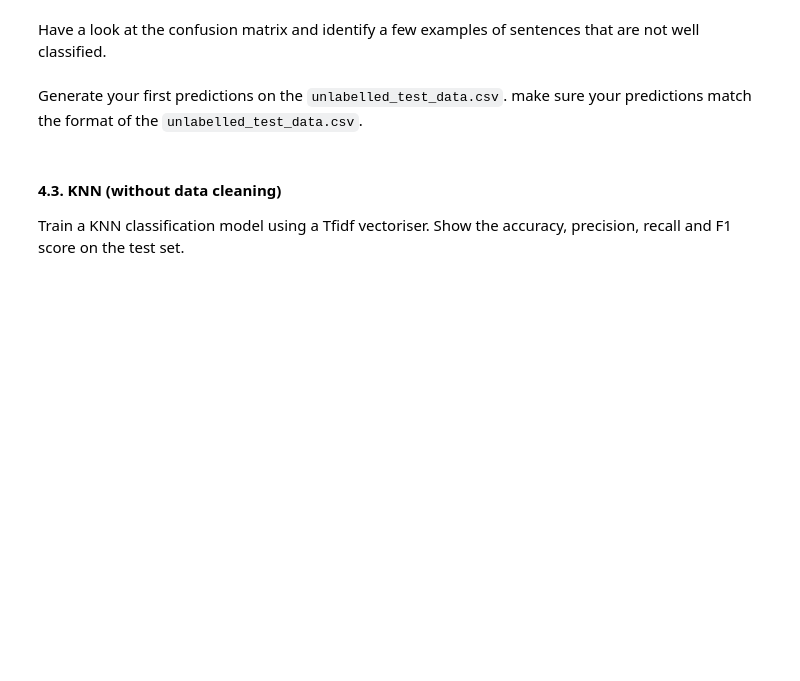
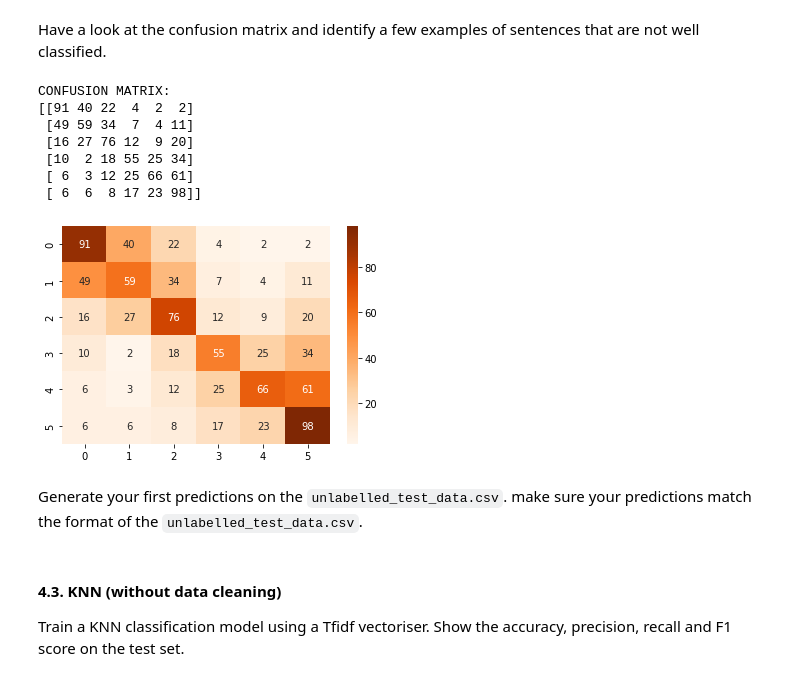
Before and after one commit to Stergios-Konstantinidis/DMML2022_Nestle, a Jupyter notebook: DMML2022_Nestle.ipynb, the cells around one changed output. Saved outputs shown, nothing was run; the diff lists cells and outputs as text; code cells hidden in the pictures; blank space fills up the shorter version.

```diff
--- a/DMML2022_Nestle.ipynb
+++ b/DMML2022_Nestle.ipynb
@@ -204,9 +210,4 @@ Train a simple logistic regression model using a Tfidf vectoriser.
 # %%
-#texts = df['sentence']
-#tfidf = TfidfVectorizer(ngram_range=(1, 1))
-#features = tfidf.fit_transform(texts)
-#pd.DataFrame(features.todense(),
-#columns=tfidf.get_feature_names())
-#text_transformer = TfidfVectorizer(ngram_range=(1, 2), lowercase=True, max_features=150000)
-#X_train_text = text_transformer.fit_transform(X_train)
-#X_test_text = text_transformer.transform(X_test)
+text_transformer = TfidfVectorizer(ngram_range=(1, 1), lowercase=True, max_features=150000)
+X_train_text = text_transformer.fit_transform(X_train)
+X_test_text = text_transformer.transform(X_test)
@@ -217,11 +214,5 @@ Train a simple logistic regression model using a Tfidf vectoriser.
 # %% [markdown]
 Calculate accuracy, precision, recall and F1 score on the test set.
 # %%
-LR = LogisticRegressionCV(solver='lbfgs', cv=16, max_iter=1000, random_state = 50)
+LR = LogisticRegressionCV(solver='lbfgs', cv=2, max_iter=10, random_state = 50)
 LR.fit(X_train_text, y_train)
-LR.score(X_train_text, y_train)
-
-#Accuracy
-#Precision
-#Recall
-#F1
@@ -283,3 +310,18 @@ Have a look at the confusion matrix and identify a few examples of sentences tha
+# %%
+def evaluate(test, pred):
+  print(f'CONFUSION MATRIX:\n{confusion_matrix(test, pred)}')
+evaluate(y_test, y_pred)
+
+sns.heatmap(pd.DataFrame(confusion_matrix(y_test, y_pred)), annot=True, cmap='Oranges', fmt='.4g');
+# %% [output]
+CONFUSION MATRIX:
+[[91 40 22  4  2  2]
+ [49 59 34  7  4 11]
+ [16 27 76 12  9 20]
+ [10  2 18 55 25 34]
+ [ 6  3 12 25 66 61]
+ [ 6  6  8 17 23 98]]
+[figure, added]
 # %% [markdown]
 Generate your first predictions on the `unlabelled_test_data.csv`. make sure your predictions match the format of the `unlabelled_test_data.csv`.
 # %% [markdown]
```
Also changed, not shown: parts of 16 cells of this notebook.
